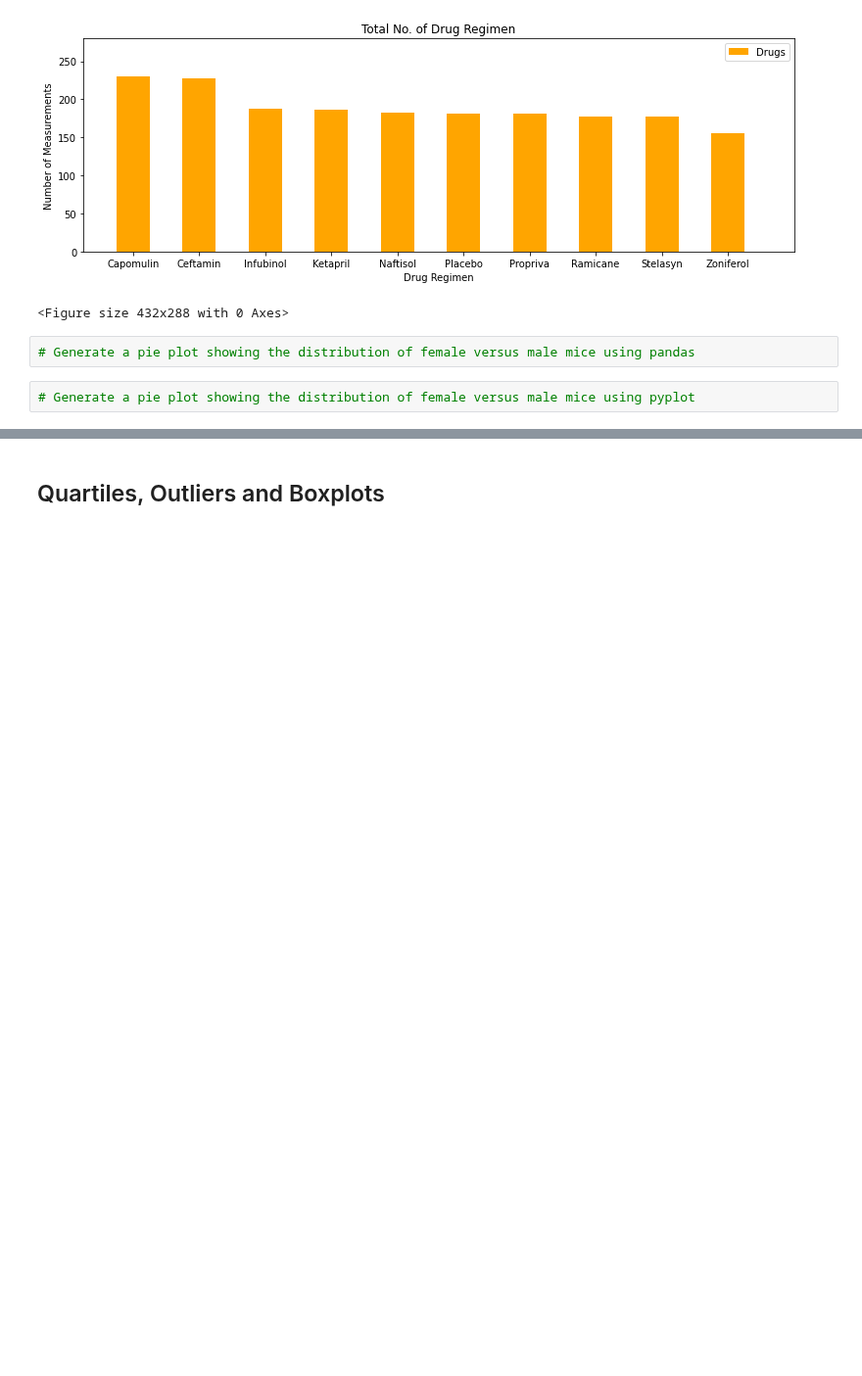
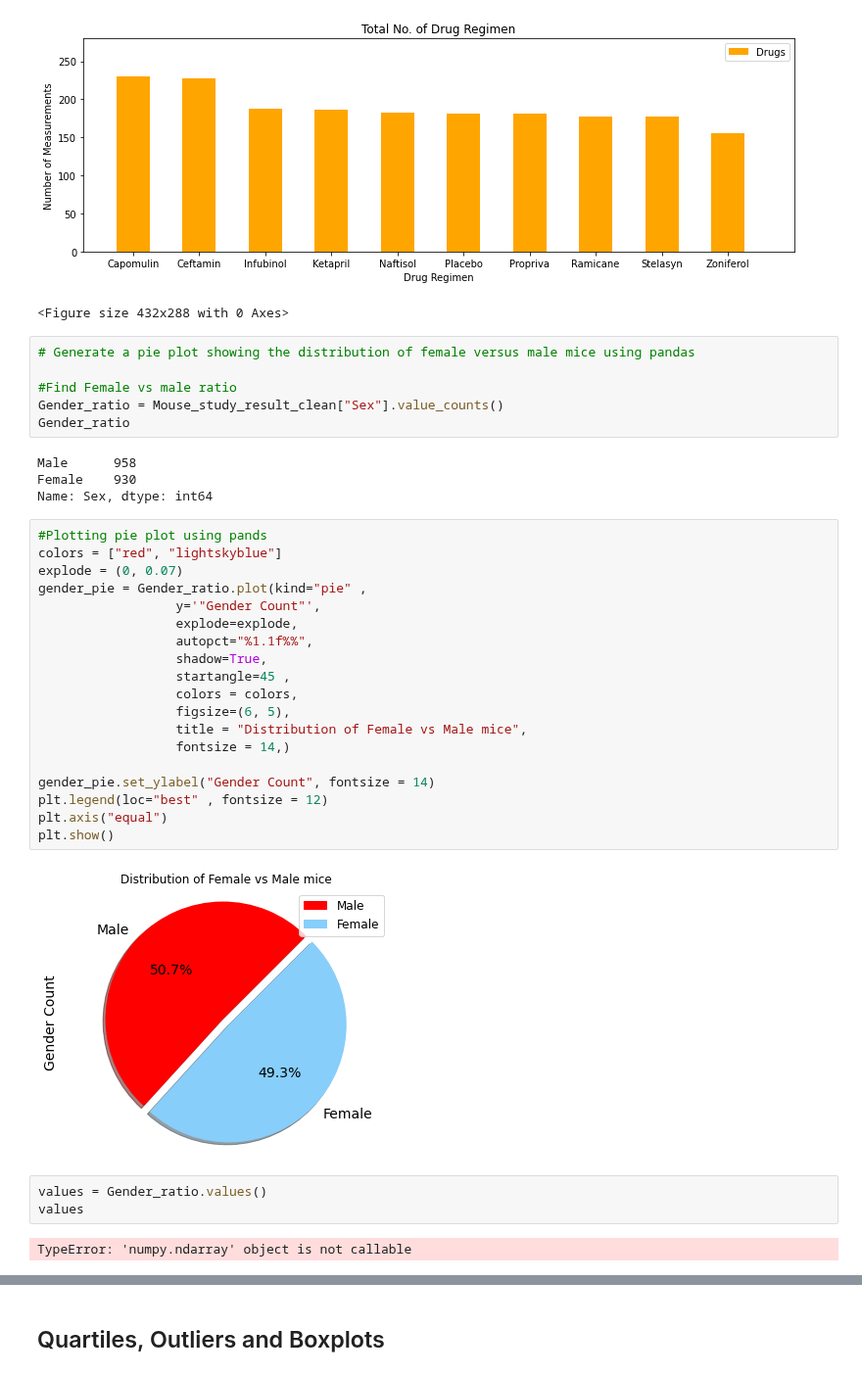
Before and after one commit to divya-gh/Matplotlib-Challenge, a Jupyter notebook: Pymaceuticals/pymaceuticals_starter.ipynb, the cells around one changed output, grey strips where cells are left out. Shown at 98% size. Saved outputs shown, nothing was run; the diff lists cells and outputs as text; blank space fills up the shorter version.

Commit message:
pie plot done

```diff
--- a/Pymaceuticals/pymaceuticals_starter.ipynb
+++ b/Pymaceuticals/pymaceuticals_starter.ipynb
@@ -236,5 +236,37 @@ plt.tight_layout()
 <Figure size 432x288 with 0 Axes>
 # %%
 # Generate a pie plot showing the distribution of female versus male mice using pandas
+
+#Find Female vs male ratio
+Gender_ratio = Mouse_study_result_clean["Sex"].value_counts()
+Gender_ratio
+# %% [output]
+Male      958
+Female    930
+Name: Sex, dtype: int64
-# %%
-# Generate a pie plot showing the distribution of female versus male mice using pyplot
+# %%
+#Plotting pie plot using pands
+colors = ["red", "lightskyblue"]
+explode = (0, 0.07)
+gender_pie = Gender_ratio.plot(kind="pie" ,
+                  y='"Gender Count"',
+                  explode=explode,
+                  autopct="%1.1f%%",
+                  shadow=True,
+                  startangle=45 ,
+                  colors = colors,
+                  figsize=(6, 5),
+                  title = "Distribution of Female vs Male mice",
+                  fontsize = 14,)
+
+gender_pie.set_ylabel("Gender Count", fontsize = 14)
+plt.legend(loc="best" , fontsize = 12)
+plt.axis("equal")
+plt.show()
+# %% [output]
+[figure, added]
+# %%
+values = Gender_ratio.values()
+values
+# %% [output]
+TypeError: 'numpy.ndarray' object is not callable
```
Also changed, not shown: parts of 1 cell of this notebook.
